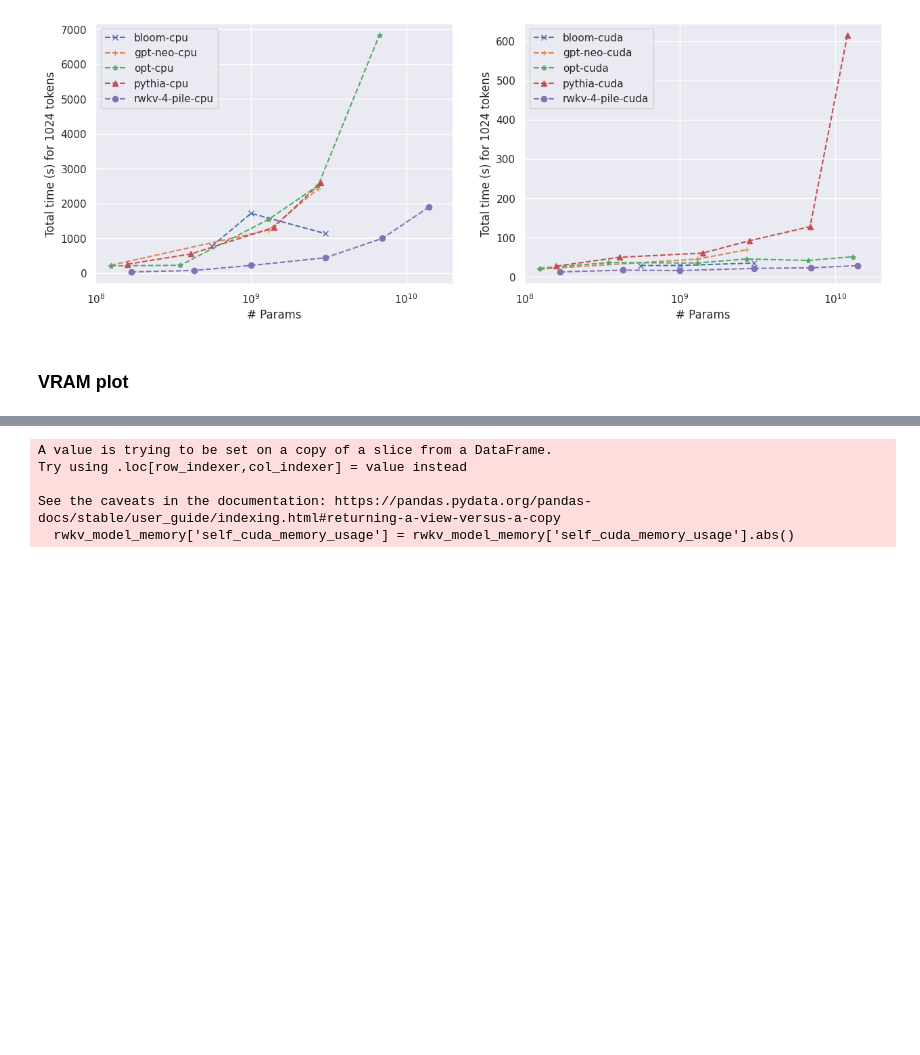
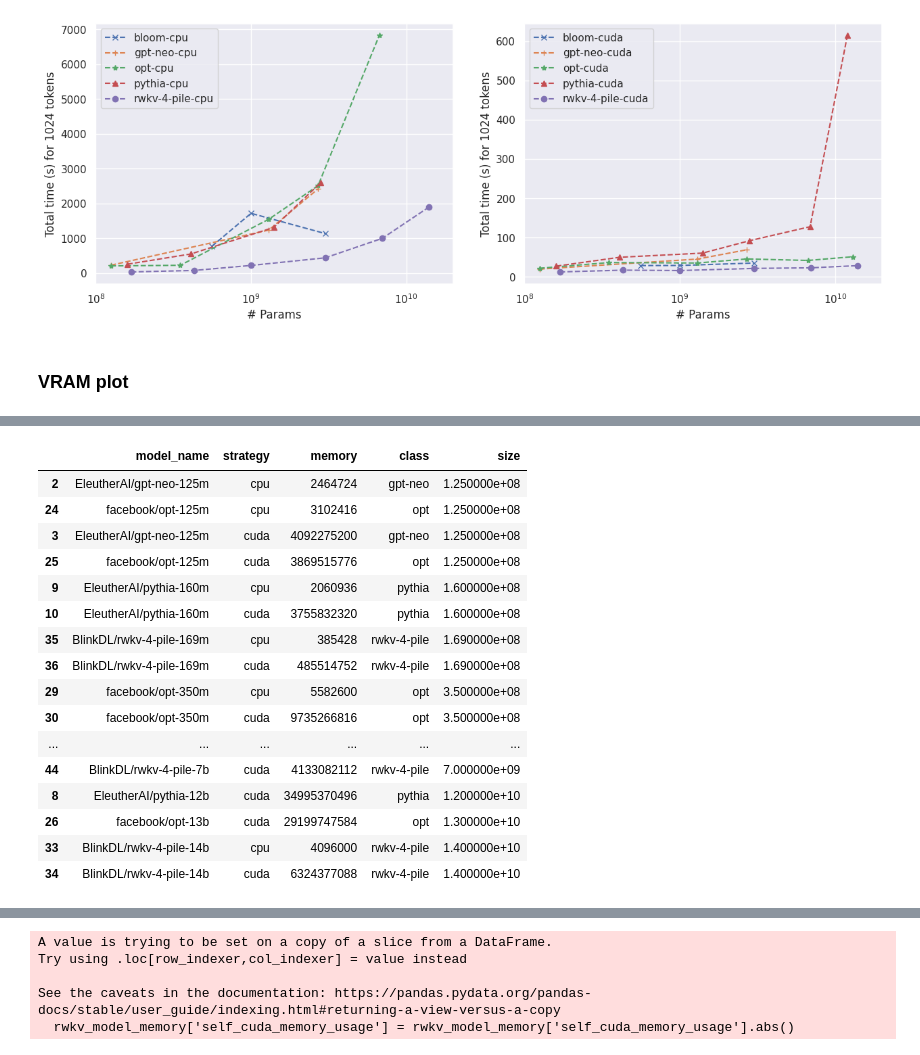
Before and after one commit to SSamDav/RWKV-Inference-Experiments, a Jupyter notebook: plots.ipynb, the cells around one changed output, grey strips where cells are left out. Cells and saved outputs as stored; diff of their text form; code cells hidden in the pictures; blank space fills up the shorter version.

```diff
--- a/plots.ipynb
+++ b/plots.ipynb
@@ -97,6 +114,26 @@ main_df["class"] = main_df["model_name"].apply(lambda x: '-'.join(x.split("/")[1
 main_df["size"] = main_df["model_name"].apply(lambda x: float(x.split("-")[-1][:-1]) * scale[x.split("-")[-1][-1]])
 main_df["strategy"] = main_df["strategy"].apply(lambda x: "cuda" if "cuda" in x else "cpu")
 main_df = main_df.sort_values(["size", "strategy"])
+# %%
+main_df
+# %% [output]
+|  | model_name | strategy | memory | class | size |
+| 2 | EleutherAI/gpt-neo-125m | cpu | 2464724 | gpt-neo | 1.250000e+08 |
+| 24 | facebook/opt-125m | cpu | 3102416 | opt | 1.250000e+08 |
+| 3 | EleutherAI/gpt-neo-125m | cuda | 4092275200 | gpt-neo | 1.250000e+08 |
+| 25 | facebook/opt-125m | cuda | 3869515776 | opt | 1.250000e+08 |
+| 9 | EleutherAI/pythia-160m | cpu | 2060936 | pythia | 1.600000e+08 |
+| 10 | EleutherAI/pythia-160m | cuda | 3755832320 | pythia | 1.600000e+08 |
+| 35 | BlinkDL/rwkv-4-pile-169m | cpu | 385428 | rwkv-4-pile | 1.690000e+08 |
+| 36 | BlinkDL/rwkv-4-pile-169m | cuda | 485514752 | rwkv-4-pile | 1.690000e+08 |
+| 29 | facebook/opt-350m | cpu | 5582600 | opt | 3.500000e+08 |
+| 30 | facebook/opt-350m | cuda | 9735266816 | opt | 3.500000e+08 |
+| ... | ... | ... | ... | ... | ... |
+| 44 | BlinkDL/rwkv-4-pile-7b | cuda | 4133082112 | rwkv-4-pile | 7.000000e+09 |
+| 8 | EleutherAI/pythia-12b | cuda | 34995370496 | pythia | 1.200000e+10 |
+| 26 | facebook/opt-13b | cuda | 29199747584 | opt | 1.300000e+10 |
+| 33 | BlinkDL/rwkv-4-pile-14b | cpu | 4096000 | rwkv-4-pile | 1.400000e+10 |
+| 34 | BlinkDL/rwkv-4-pile-14b | cuda | 6324377088 | rwkv-4-pile | 1.400000e+10 |
 # %%
 colors = "rbgck"
 icons = "x+*^v"
```
Also changed, not shown: parts of 3 cells of this notebook, 3 other files.
